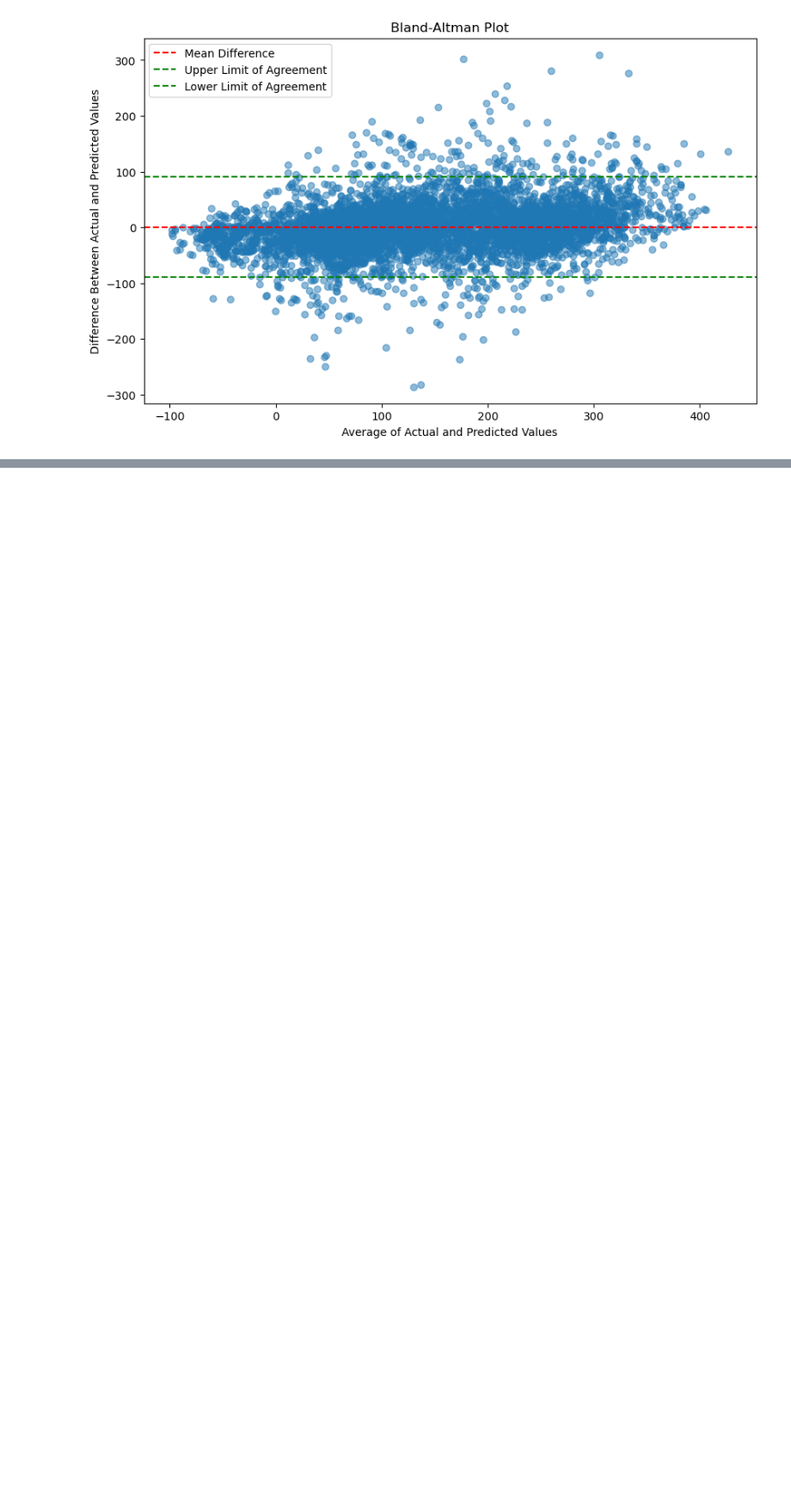
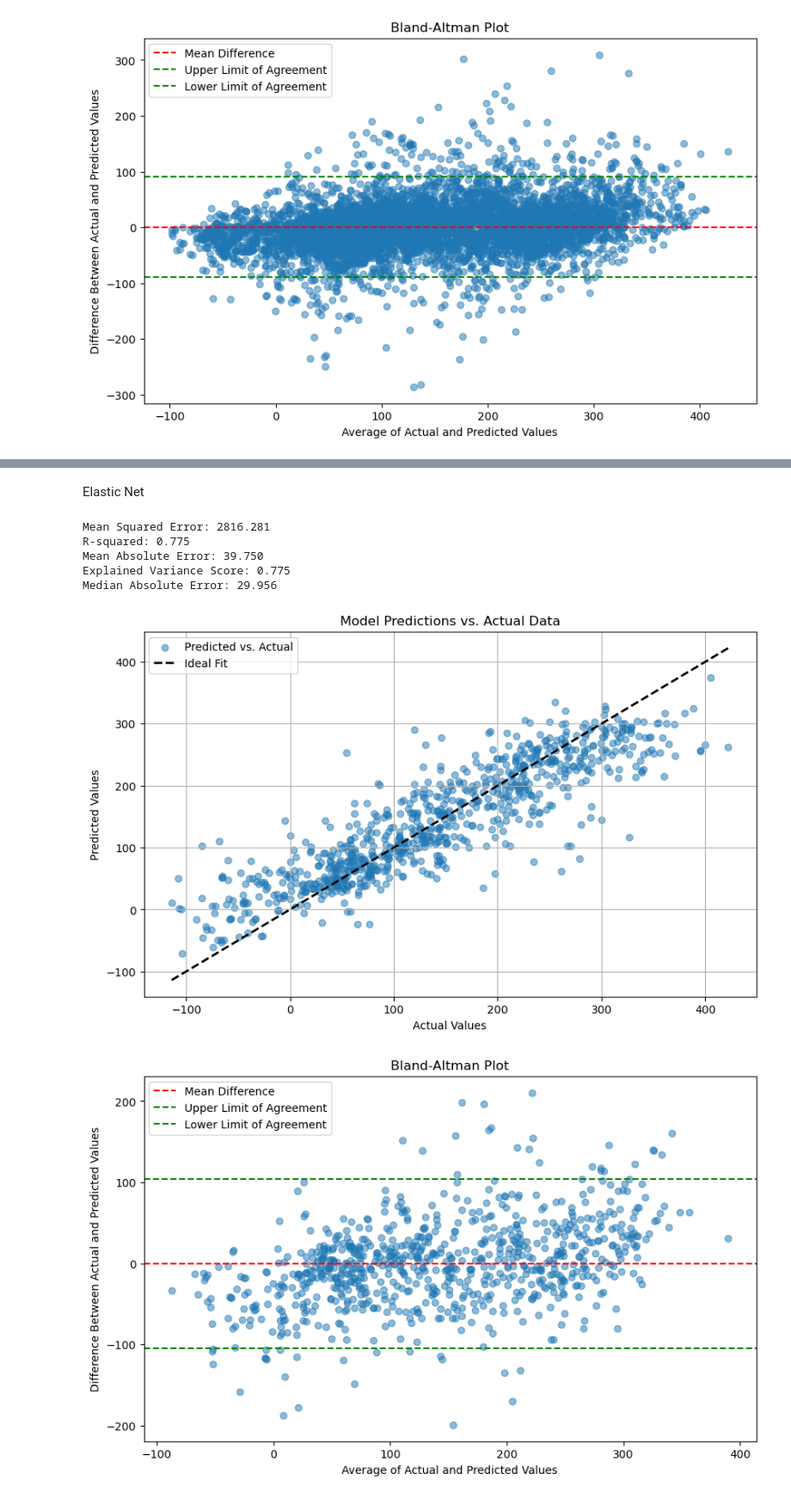
Before and after one commit to chriswilson2020/ML-For-PolymerChemistry, a Jupyter notebook: Polymer_ML_Model_Variations.ipynb, the cells around one changed output, grey strips where cells are left out. Shown at 86% size. Drawn from its saved outputs; the diff is of its cells as text; code cells hidden in the pictures; blank space fills up the shorter version.

```diff
--- a/Polymer_ML_Model_Variations.ipynb
+++ b/Polymer_ML_Model_Variations.ipynb
@@ -156,0 +264,39 @@ Median Absolute Error: 23.070
+# %% [markdown]
+Elastic Net
+# %%
+from sklearn.linear_model import ElasticNet
+from sklearn.model_selection import train_test_split
+from sklearn.metrics import mean_squared_error, r2_score
+
+# Assuming 'df' is your DataFrame
+# X should be your features, and y should be your target variable
+cols = [c for c in new_df.columns if 'col' in c]
+X = new_df[cols]
+y = new_df['Glass transition temperature_value_median']
+
+
+# Split the data into training and testing sets
+X_train, X_test, y_train, y_test = train_test_split(X, y, test_size=0.1, random_state=42)
+
+# Initialize the Elastic Net model
+model = ElasticNet(alpha=0.1, l1_ratio=0.5)
+# 'alpha' is the regularization strength, and 'l1_ratio' controls the mix between L1 and L2 regularization.
+# You can adjust these parameters based on your data.
+
+# Train the model on the training data
+model.fit(X_train, y_train)
+
+# Make predictions on the test set
+y_pred = model.predict(X_test)
+
+evaluate_model_performance(y_test, y_pred)
+plot_actual_vs_predicted(y_test, y_pred)
+bland_altman_plot(y_test, y_pred)
+# %% [output]
+Mean Squared Error: 2816.281
+R-squared: 0.775
+Mean Absolute Error: 39.750
+Explained Variance Score: 0.775
+Median Absolute Error: 29.956
+[figure, added]
+[figure, added]
```
Also changed, not shown: parts of 17 cells of this notebook.
